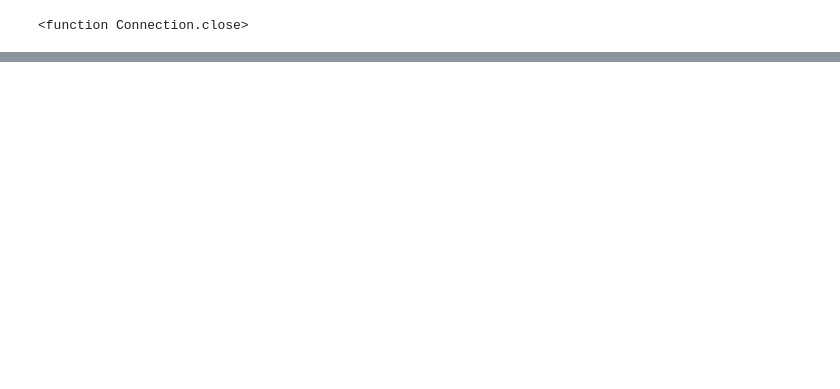
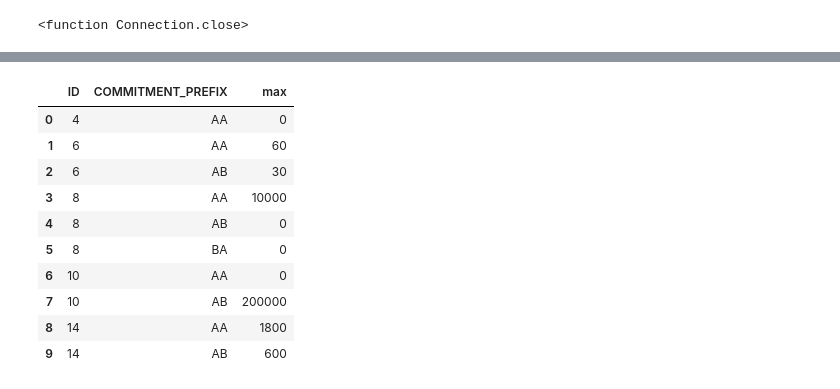
Before and after one commit to christi-liongson/covid_decarceration, a Jupyter notebook: files/build_dataset.ipynb, the cells around one changed output, grey strips where cells are left out. Saved outputs shown, nothing was run; the diff lists cells and outputs as text; code cells hidden in the pictures; blank space fills up the shorter version.

```diff
--- a/files/build_dataset.ipynb
+++ b/files/build_dataset.ipynb
@@ -145,0 +217,15 @@ data[data['EARLIEST_SENTENCE_EFFECTIVE_DT'].isnull()].head()
+# %%
+min_sentence = pd.DataFrame(dataset_B.groupby(['ID', 'COMMITMENT_PREFIX'])['MINIMUM_SENTENCE_LENGTH'].max().reset_index(name='max'))
+min_sentence.head(10)
+# %% [output]
+|  | ID | COMMITMENT_PREFIX | max |
+| 0 | 4 | AA | 0 |
+| 1 | 6 | AA | 60 |
+| 2 | 6 | AB | 30 |
+| 3 | 8 | AA | 10000 |
+| 4 | 8 | AB | 0 |
+| 5 | 8 | BA | 0 |
+| 6 | 10 | AA | 0 |
+| 7 | 10 | AB | 200000 |
+| 8 | 14 | AA | 1800 |
+| 9 | 14 | AB | 600 |
```
Also changed, not shown: parts of 14 cells of this notebook.
